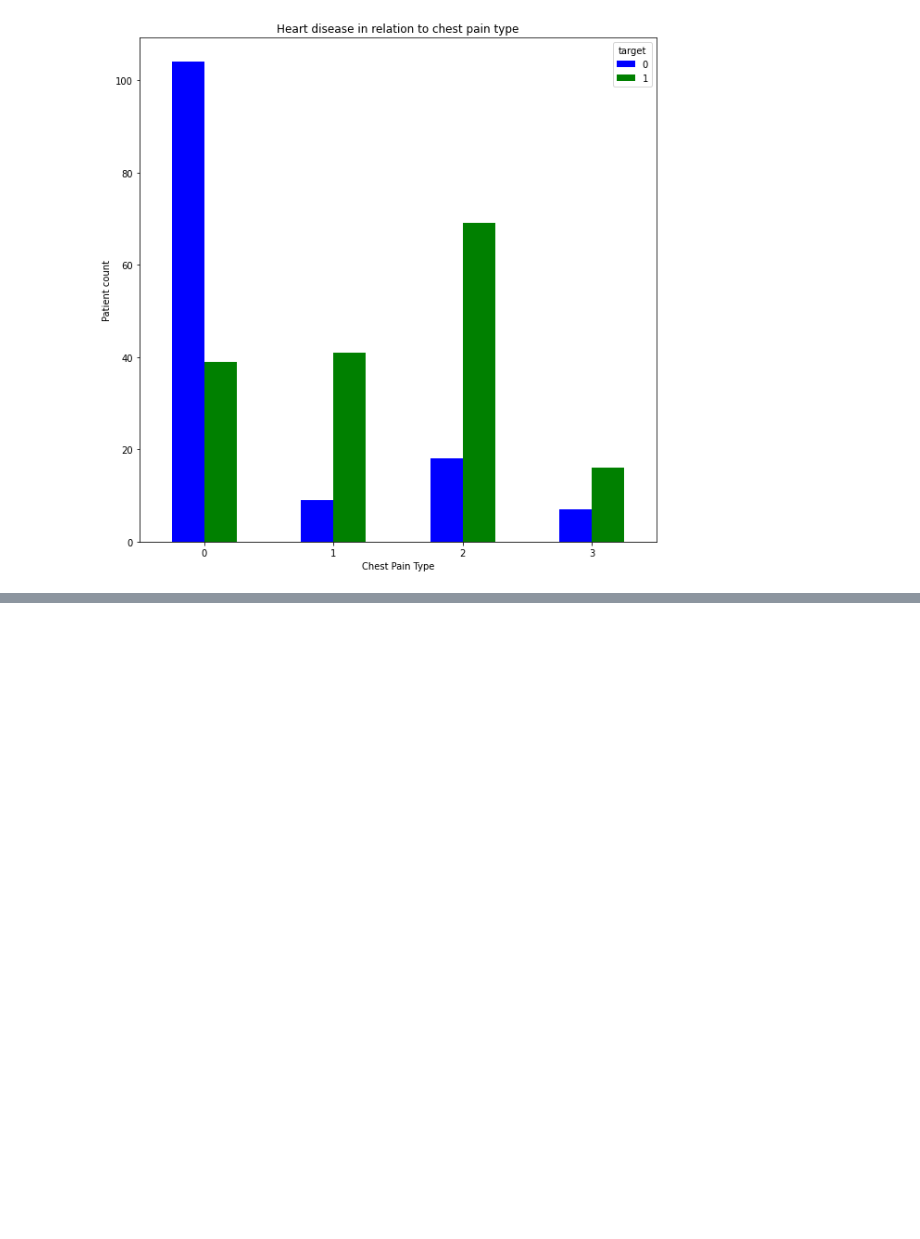
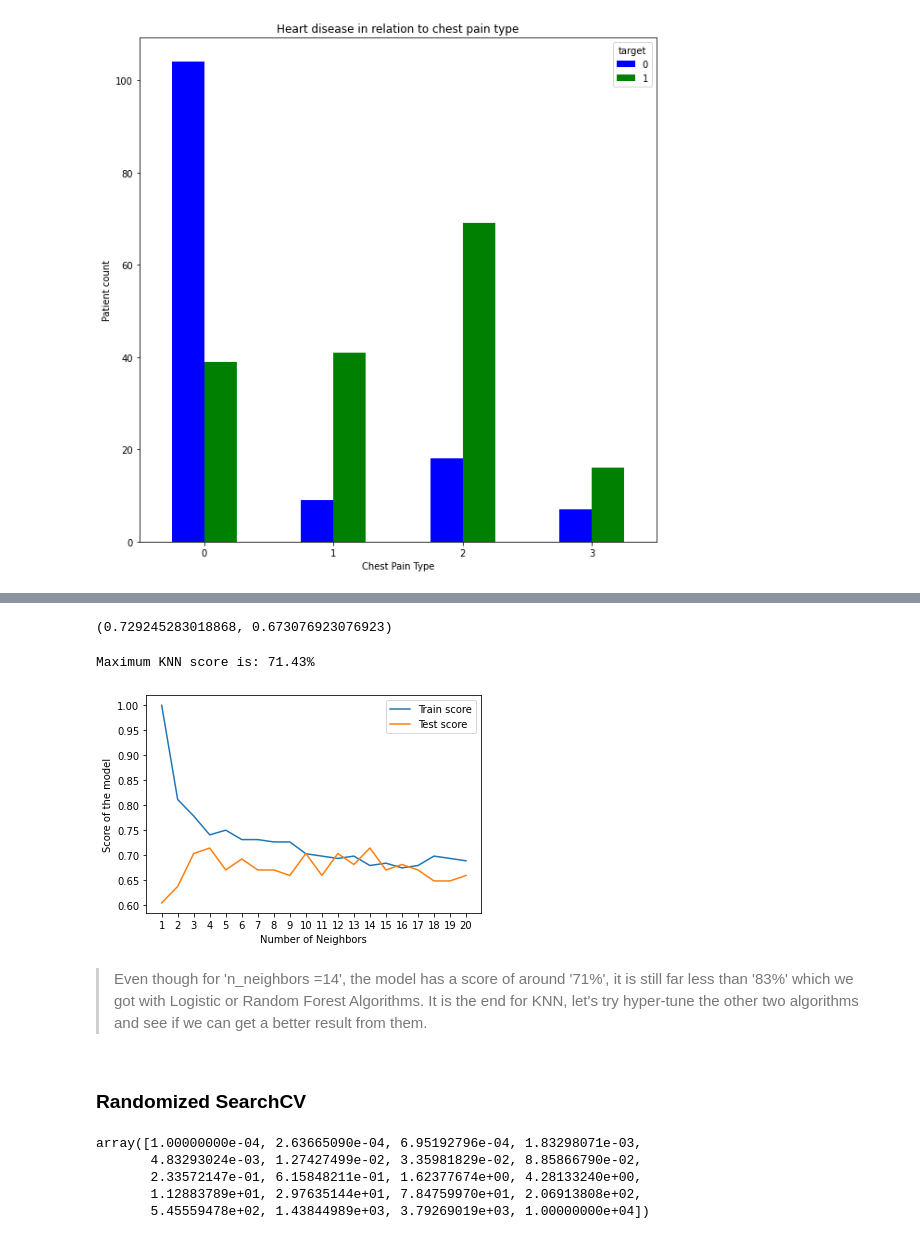
Before and after one commit to arghanath007/Data-Science, a Jupyter notebook: heart_disease_project(Classification Problem)/heart_disease.ipynb, the cells around one changed output, grey strips where cells are left out. Drawn from its saved outputs; the diff is of its cells as text; code cells hidden in the pictures; blank space fills up the shorter version.

```diff
--- a/heart_disease_project(Classification Problem)/heart_disease.ipynb
+++ b/heart_disease_project(Classification Problem)/heart_disease.ipynb
@@ -252,0 +427,16 @@ plt.xticks(rotation=0)
+# %%
+train_scores=[]
+test_scores=[]
+
+neighbors=range(1,21)
+
+knn=KNeighborsClassifier()
+
+for i in neighbors:
+    knn.set_params(n_neighbors=i)
+
+    knn.fit(X_train,y_train)
+
+    train_scores.append(knn.score(X_train,y_train))
+
+    test_scores.append(knn.score(X_test,y_test))
@@ -252,0 +489,28 @@ plt.xticks(rotation=0)
+# %%
+np.mean(train_scores), np.mean(test_scores)
+# %% [output]
+(0.729245283018868, 0.673076923076923)
+# %%
+plt.plot(neighbors,train_scores,label='Train score')
+plt.plot(neighbors,test_scores,label='Test score')
+plt.xticks(np.arange(1,21,1)) ## Gives values from 1 to 21(excluded) with a space of '1'
+plt.xlabel('Number of Neighbors')
+plt.ylabel('Score of the model')
+plt.legend()
+
+print(f'Maximum KNN score is: {max(test_scores)*100:.2f}%')
+# %% [output]
+Maximum KNN score is: 71.43%
+[figure, added]
+# %% [markdown]
+> Even though for 'n_neighbors =14', the model has a score of around '71%', it is still far less than '83%' which we got with Logistic or Random Forest Algorithms. It is the end for KNN, let's try hyper-tune the other two algorithms and see if we can get a better result from them.
+# %% [markdown]
+### Randomized SearchCV
+# %%
+np.logspace(-4,4,20)
+# %% [output]
+array([1.00000000e-04, 2.63665090e-04, 6.95192796e-04, 1.83298071e-03,
+       4.83293024e-03, 1.27427499e-02, 3.35981829e-02, 8.85866790e-02,
+       2.33572147e-01, 6.15848211e-01, 1.62377674e+00, 4.28133240e+00,
+       1.12883789e+01, 2.97635144e+01, 7.84759970e+01, 2.06913808e+02,
+       5.45559478e+02, 1.43844989e+03, 3.79269019e+03, 1.00000000e+04])
```
Also changed, not shown: parts of 42 cells of this notebook, 4 other files.
